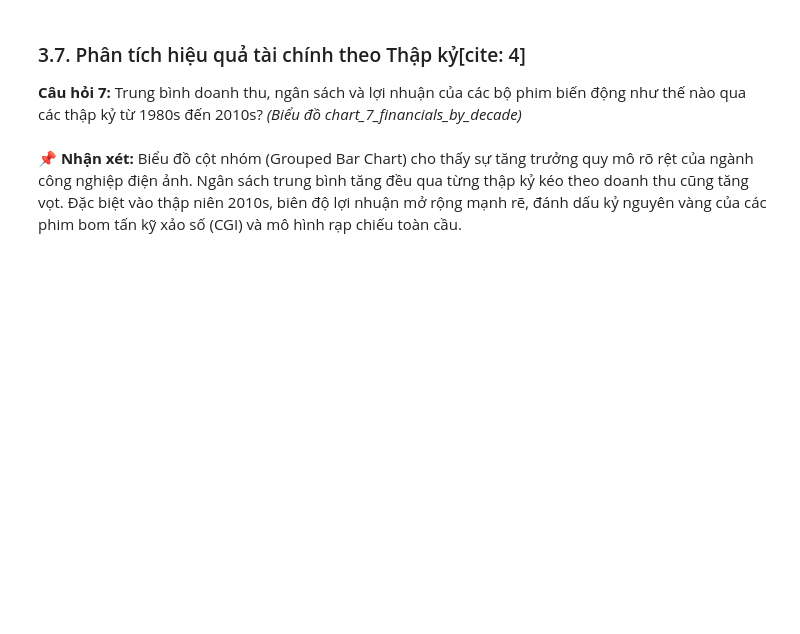
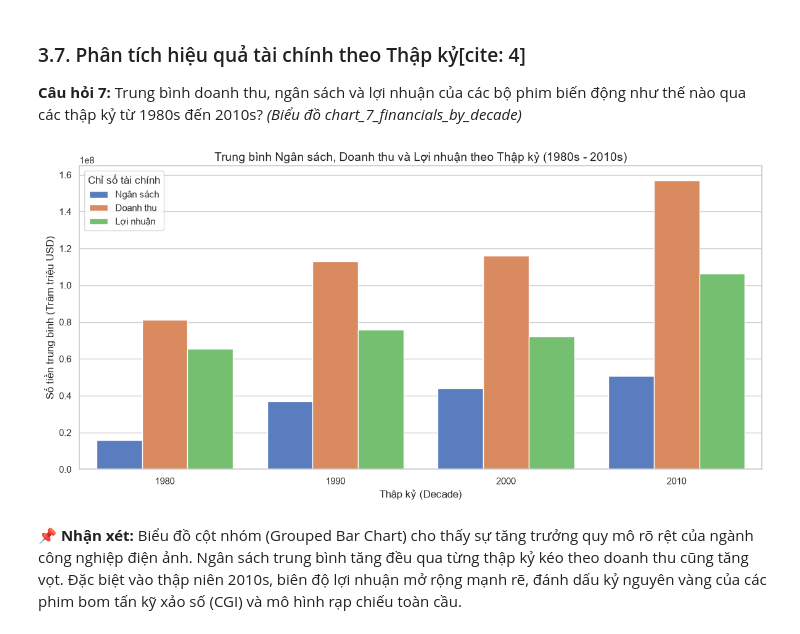
Before and after one commit to huychoida2007/phan-tich-du-lieu-dt16, a Jupyter notebook: main_notebook.ipynb, the cells around one changed output. Saved outputs shown, nothing was run; the diff lists cells and outputs as text; code cells hidden in the pictures; blank space fills up the shorter version.

```diff
--- a/main_notebook.ipynb
+++ b/main_notebook.ipynb
@@ -451,26 +463,45 @@ def chart_6_top_actors_revenue(self):
 **Câu hỏi 7:** Trung bình doanh thu, ngân sách và lợi nhuận của các bộ phim biến động như thế nào qua các thập kỷ từ 1980s đến 2010s?
 *(Biểu đồ chart_7_financials_by_decade)*
 # %%
-def chart_7_financials_by_decade(self):
-        """7. Phân tích Doanh thu - Ngân sách - Lợi nhuận theo Thập kỷ."""
-        df_decade = self.df.copy()
-        df_decade['decade'] = (df_decade['release_year'] // 10) * 10
-        df_decade = df_decade[(df_decade['decade'] >= 1980) & (df_decade['decade'] <= 2010)]
+import matplotlib.pyplot as plt
+import seaborn as sns
 
-        decade_stats = df_decade.groupby('decade')[['budget', 'revenue', 'profit']].mean().reset_index()
-        decade_melted = decade_stats.melt(id_vars='decade', var_name='Metric', value_name='Amount')
+# ---------------------------------------------------------
+# BƯỚC 1: XÁC ĐỊNH BIẾN CHỨA DỮ LIỆU
+# Nếu chạy bị lỗi NameError, hãy thử đổi 'analyzer.df' thành 'df', 'data', hoặc 'df_clean'
+df_plot = analyzer.df
+# ---------------------------------------------------------
 
-        metric_names = {'budget': 'Ngân sách', 'revenue': 'Doanh thu', 'profit': 'Lợi nhuận'}
-        decade_melted['Metric'] = decade_melted['Metric'].map(metric_names)
+# Phân tích Doanh thu - Ngân sách - Lợi nhuận theo Thập kỷ
+df_decade = df_plot.copy()
 
-        plt.figure(figsize=(12, 6))
-        sns.barplot(data=decade_melted, x='decade', y='Amount', hue='Metric', palette='muted')
-        plt.title('Trung bình Ngân sách, Doanh thu và Lợi nhuận theo Thập kỷ (1980s - 2010s)', fontsize=14)
-        plt.xlabel('Thập kỷ (Decade)', fontsize=12)
-        plt.ylabel('Số tiền trung bình (Trăm triệu USD)', fontsize=12)
-        plt.legend(title='Chỉ số tài chính')
-        plt.tight_layout()
-        plt.show()
+# Tạo cột thập kỷ (Ví dụ: 1998 -> 1990, 2015 -> 2010)
+df_decade['decade'] = (df_decade['release_year'] // 10) * 10
+
+# Lọc lấy các thập kỷ tiêu biểu có đủ dữ liệu (1980s - 2010s)
+df_decade = df_decade[(df_decade['decade'] >= 1980) & (df_decade['decade'] <= 2010)]
+
+# Tính trung bình các chỉ số tài chính theo thập kỷ
+decade_stats = df_decade.groupby('decade')[['budget', 'revenue', 'profit']].mean().reset_index()
+
+# Chuyển đổi bảng dữ liệu (melt) để Seaborn có thể vẽ biểu đồ cột nhóm
+decade_melted = decade_stats.melt(id_vars='decade', var_name='Metric', value_name='Amount')
+
+# Đổi tên cho đẹp trên biểu đồ
+metric_names = {'budget': 'Ngân sách', 'revenue': 'Doanh thu', 'profit': 'Lợi nhuận'}
+decade_melted['Metric'] = decade_melted['Metric'].map(metric_names)
+
+# Vẽ biểu đồ
+plt.figure(figsize=(12, 6))
+sns.barplot(data=decade_melted, x='decade', y='Amount', hue='Metric', palette='muted')
+plt.title('Trung bình Ngân sách, Doanh thu và Lợi nhuận theo Thập kỷ (1980s - 2010s)', fontsize=14)
+plt.xlabel('Thập kỷ (Decade)', fontsize=12)
+plt.ylabel('Số tiền trung bình (Trăm triệu USD)', fontsize=12)
+plt.legend(title='Chỉ số tài chính')
+plt.tight_layout()
+plt.show()
+# %% [output]
+[figure, added]
 # %% [markdown]
 **📌 Nhận xét:** Biểu đồ cột nhóm (Grouped Bar Chart) cho thấy sự tăng trưởng quy mô rõ rệt của ngành công nghiệp điện ảnh. Ngân sách trung bình tăng đều qua từng thập kỷ kéo theo doanh thu cũng tăng vọt. Đặc biệt vào thập niên 2010s, biên độ lợi nhuận mở rộng mạnh rẽ, đánh dấu kỷ nguyên vàng của các phim bom tấn kỹ xảo số (CGI) và mô hình rạp chiếu toàn cầu.
 # %% [markdown]
```
Also changed, not shown: parts of 1 cell of this notebook.
